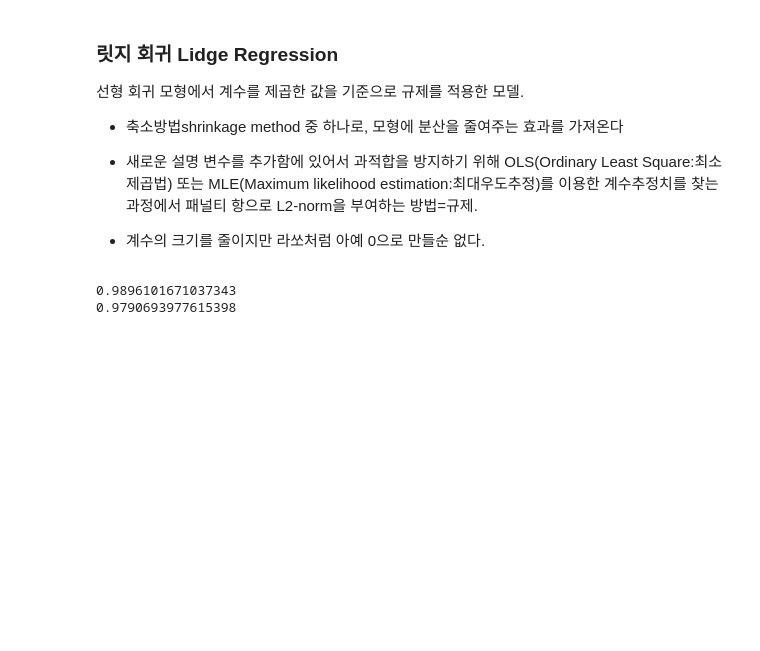
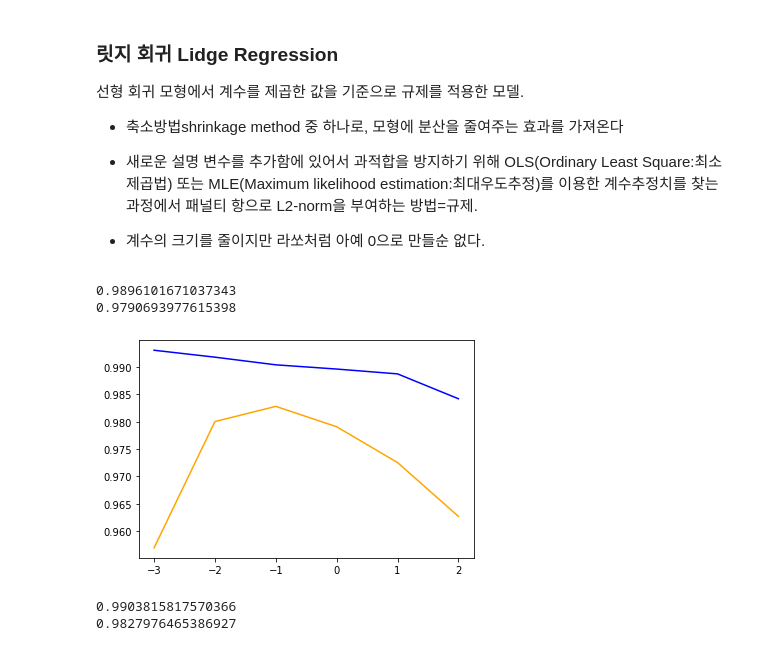
Before and after one commit to seohyeon-jeong/basic_machinelearning, a Jupyter notebook: SMD_BreamAndSmelt_Regression.ipynb, the cells around one changed output. Saved outputs shown, nothing was run; the diff lists cells and outputs as text; code cells hidden in the pictures; blank space fills up the shorter version.

```diff
--- a/SMD_BreamAndSmelt_Regression.ipynb
+++ b/SMD_BreamAndSmelt_Regression.ipynb
@@ -485,3 +493,44 @@ print(ridge.score(test_scaled, test_target))
 # %% [output]
 0.9896101671037343
 0.9790693977615398
+# %%
+# 적절한 alpha 값을 찾는 한 가지 방법은 alpha 값에 대한 R^2값의 그래프를 그려보는 것
+# -> 훈련셋과 테스트셋의 점수가 가장 가까운 지점이 최적의 alpha값이 된다.
+
+import matplotlib.pyplot as plt
+
+# alpha 값을 바꿀 때마다 score() 메서드의 결과를 저장할 리스트
+train_score = []
+test_score = []
+
+alpha_list = [0.001, 0.01, 0.1, 1, 10, 100]
+for alpha in alpha_list:
+  # 릿지 모델을 생성
+  ridge = Ridge(alpha=alpha)
+  # 릿지 모델을 훈련
+  ridge.fit(train_scaled, train_target)
+  # 훈련 점수와 테스트 점수를 저장
+  train_score.append(ridge.score(train_scaled, train_target))
+  test_score.append(ridge.score(test_scaled, test_target))
+
+# alpha_list에 있는 6개의 값을 동일한 간격으로 나타내기 위해서 로그함수로 바꾸어 지수로 표현
+# np.log() : 자연상수 e를 밑으로 하는 자연로그
+# np.log10() : 10을 밑으로 하는 상용로그
+plt.plot(np.log10(alpha_list), train_score, color='blue')
+plt.plot(np.log10(alpha_list), test_score, color='orange')
+plt.show()
+
+# 결과) 두 그래프가 가장 가깝고 테스트셋의 점수가 가장높은 -1,
+#      본래의 값으로 변환하면 즉, 10^(-1) = -0.1이 적절한 alpha값이 된다
+# %% [output]
+[figure, added]
+# %%
+# 최종모델 작성 with alpha = .1
+ridge = Ridge(alpha=0.1)
+ridge.fit(train_scaled, train_target)
+print(ridge.score(train_scaled, train_target))
+print(ridge.score(test_scaled, test_target))
+# 결과) 훈련셋과 테스트셋의 점수가 비슷하게 높고, 과소적합과 과대적합사이에서 균형을 이르고 있다 -> Good!
+# %% [output]
+0.9903815817570366
+0.9827976465386927
```
Also changed, not shown: parts of 8 cells of this notebook.
